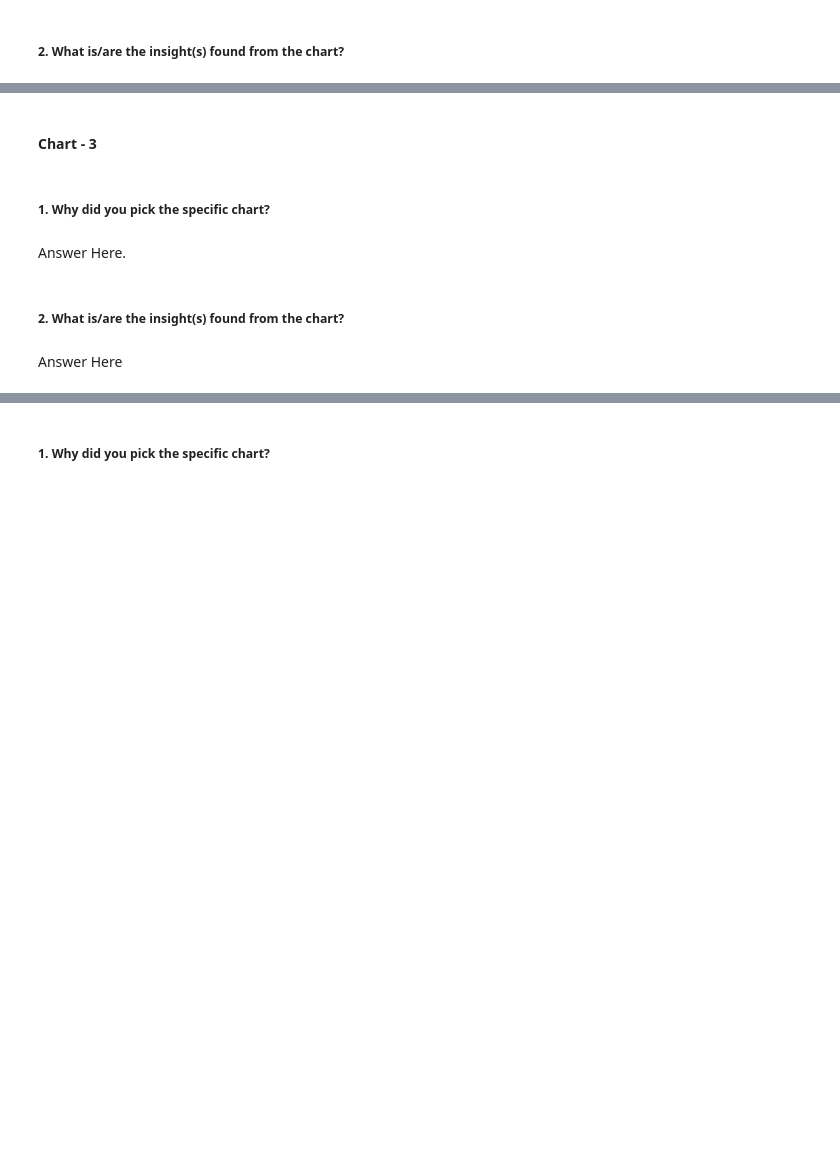
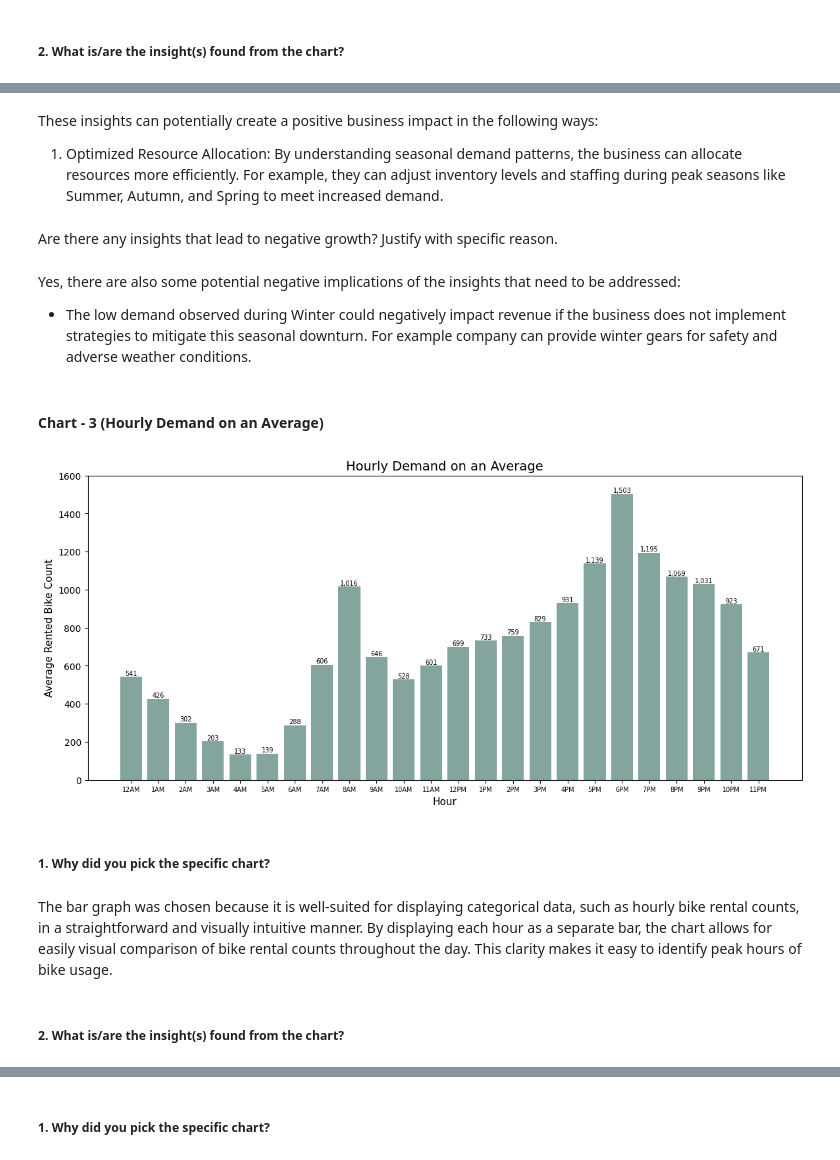
Before and after one commit to ShubhPathania/Bike-Sharing-Demand-Prediction, a Jupyter notebook: Bike_Sharing_Demand_Prediction.ipynb, the cells around one changed output, grey strips where cells are left out. Drawn from its saved outputs; the diff is of its cells as text; code cells hidden in the pictures; blank space fills up the shorter version.

```diff
--- a/Bike_Sharing_Demand_Prediction.ipynb
+++ b/Bike_Sharing_Demand_Prediction.ipynb
@@ -287,0 +350,3 @@ pd.DataFrame(check_unique_values(variable_list[11]), columns = ["Unique Function
+# %%
+hourly_count = bike_df.groupby("Hour")["Rented Bike Count"].mean()
+hourly_count
@@ -328,2 +526,12 @@ Answer Here
+# %% [markdown]
+These insights can potentially create a positive business impact in the following ways:
+
+1. Optimized Resource Allocation: By understanding seasonal demand patterns, the business can allocate resources more efficiently. For example, they can adjust inventory levels and staffing during peak seasons like Summer, Autumn, and Spring to meet increased demand.
+# %% [markdown]
+Are there any insights that lead to negative growth? Justify with specific reason.
+# %% [markdown]
+Yes, there are also some potential negative implications of the insights that need to be addressed:
+
+- The low demand observed during Winter could negatively impact revenue if the business does not implement strategies to mitigate this seasonal downturn. For example company can provide winter gears for safety and adverse weather conditions.
 # %% [markdown]
-#### Chart - 3
+#### **Chart - 3 (Hourly Demand on an Average)**
@@ -332,8 +538,30 @@ Answer Here
+# %%
+# Plot the bar chart
+plt.figure(figsize= (14, 6))
+bars = plt.bar(hourly_count.index, hourly_count, color='#84a59d')
+
+# Set chart title and axis labels
+plt.title('Hourly Demand on an Average', size= 14)
+plt.xlabel('Hour', size= 11)
+plt.ylabel('Average Rented Bike Count', size= 11)
+
+# Custom y-axis limit and x-axis labels
+plt.ylim(0, 1600)
+plt.xticks(hourly_count.index,
+        labels = [f'{hour % 12 if hour % 12 != 0 else 12}{"AM" if hour < 12 else "PM"}'
+           for hour in range(24)], size= 7
+  )
+# Add annotations for each bar with the corresponding number of bike counts
+for bar, value in zip(bars, hourly_count):
+  plt.text(bar.get_x() + bar.get_width() / 2, bar.get_height(), f'{value:,.0f}',
+             size= 7, ha='center', va='bottom')
+
+plt.show()
+# %% [output]
+[figure, added]
 # %% [markdown]
 ##### 1. Why did you pick the specific chart?
-# %% [markdown]
-Answer Here.
+# %% [markdown]
+The bar graph was chosen because it is well-suited for displaying categorical data, such as hourly bike rental counts, in a straightforward and visually intuitive manner. By displaying each hour as a separate bar, the chart allows for easily visual comparison of bike rental counts throughout the day. This clarity makes it easy to identify peak hours of bike usage.
 # %% [markdown]
 ##### 2. What is/are the insight(s) found from the chart?
-# %% [markdown]
-Answer Here
```
Also changed, not shown: parts of 77 cells of this notebook.
